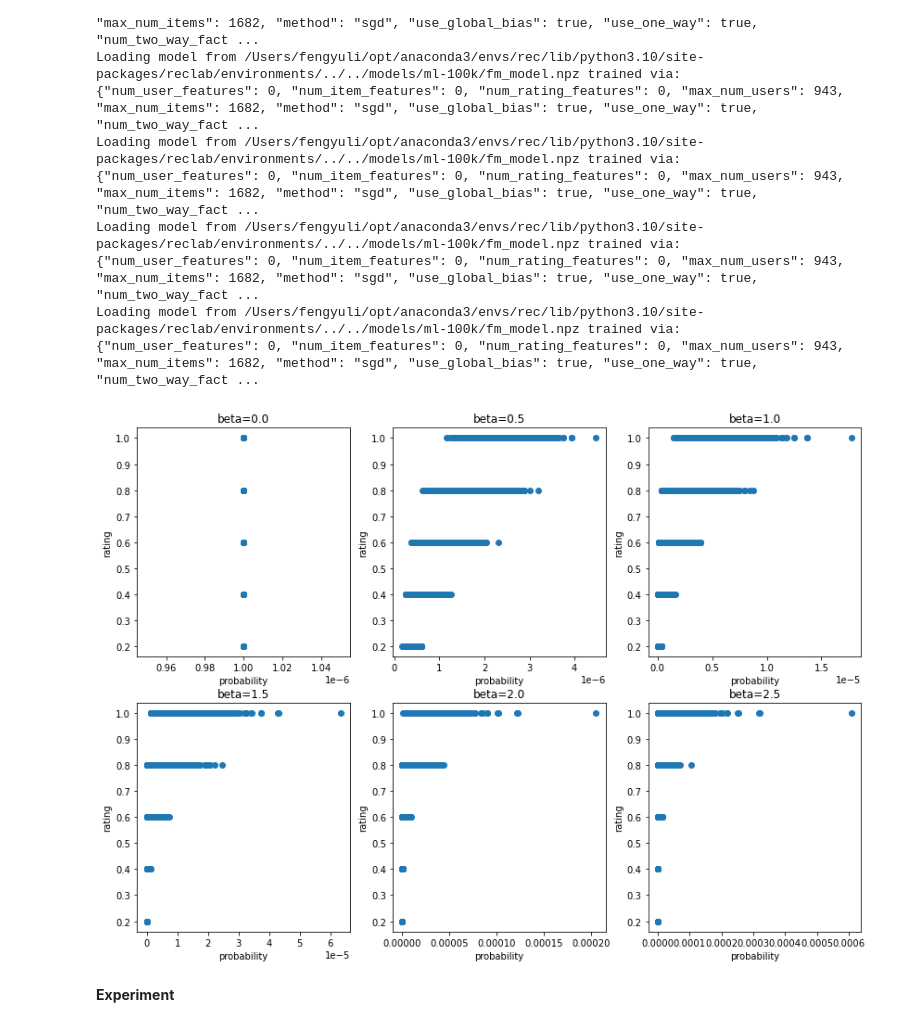
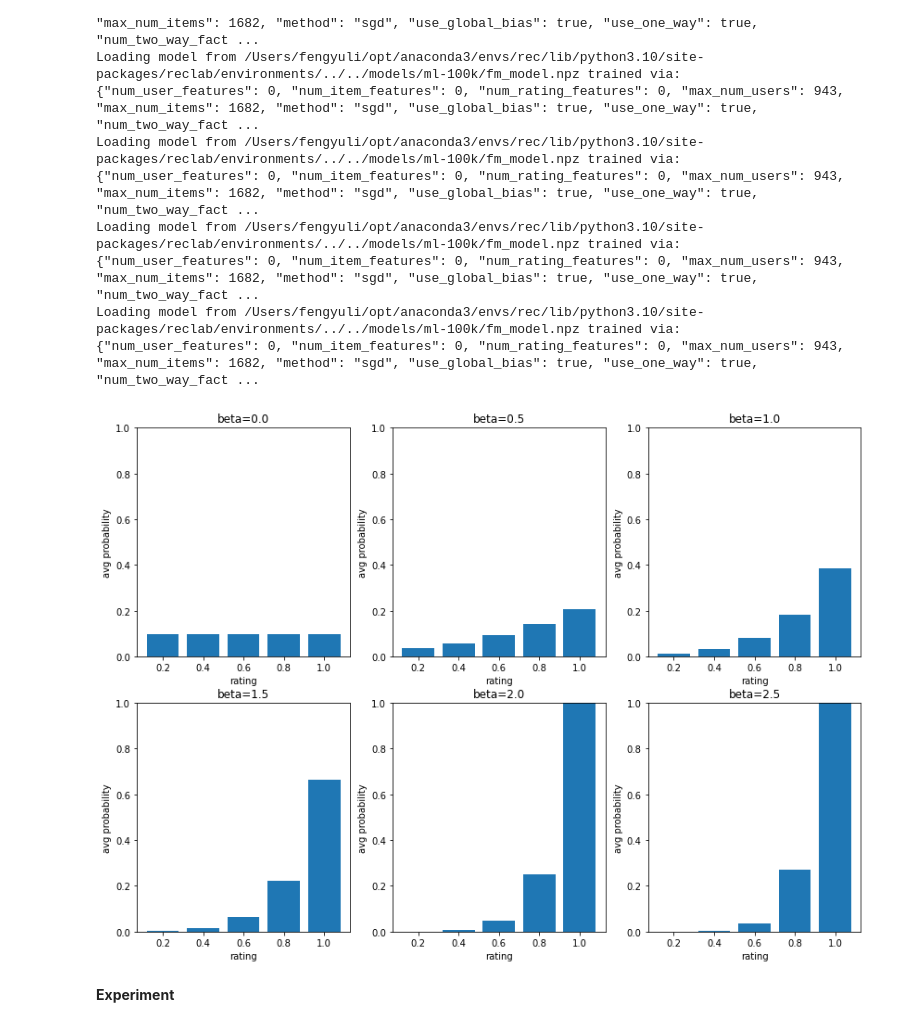
Before and after one commit to fengyuli-dev/debias-recommender, a Jupyter notebook: experiment.ipynb, the cells around one changed output. Cells and saved outputs as stored; diff of their text form; code cells hidden in the pictures.

Commit message:
Add user/item knn and prettify plot 1

```diff
--- a/experiment.ipynb
+++ b/experiment.ipynb
@@ -18,7 +18,7 @@ def P_R_train(beta):
     truth = generate_ground_truth_matrix(
         (1000, 1000), environment='ml-100k-v1')
     users, items, ratings, P, R, R_no_noise = ground_truth_matrix_to_dataset(
-        truth, quantization='onetofive', bias='full underlying', beta=beta, sample_prob=1e-6)
+        truth, quantization='onetofive', bias='full underlying', beta=beta, sample_prob=0.1)
     return P, R
 
 beta = np.linspace(0, 2.5, 6)
@@ -36,15 +36,28 @@ Loading model from /Users/fengyuli/opt/anaconda3/envs/rec/lib/python3.10/site-pa
 {"num_user_features": 0, "num_item_features": 0, "num_rating_features": 0, "max_num_users": 943, "max_num_items": 1682, "method": "sgd", "use_global_bias": true, "use_one_way": true, "num_two_way_fact ...
 Loading model from /Users/fengyuli/opt/anaconda3/envs/rec/lib/python3.10/site-packages/reclab/environments/../../models/ml-100k/fm_model.npz trained via:
 {"num_user_features": 0, "num_item_features": 0, "num_rating_features": 0, "max_num_users": 943, "max_num_items": 1682, "method": "sgd", "use_global_bias": true, "use_one_way": true, "num_two_way_fact ...
-# %%
-fig, axs = plt.subplots(2, 3, figsize=(14, 10))
-for i in range(6):
-    axs[i // 3, i % 3].scatter(results[i][0].flatten(), results[i][1].flatten(), linestyle='None')
-    axs[i // 3, i % 3].set(xlabel='probability',
-                           ylabel='rating', title=f'beta={beta[i]}')
-fig.show()
-# %% [output]
-[figure, removed]
+# %%
+def average_prob(P, R):
+    Ps = []
+    probs = []
+    for i in range(5):
+        Ps.append(P.copy())
+        probs.append(0)
+    for i in range(5):
+        Ps[i][R != (0.2 * i + 0.2)] = 0
+        probs[i] = Ps[i].sum() / np.count_nonzero(Ps[i])
+    return probs
+
+fig, axs = plt.subplots(2, 3, figsize=(14, 10))
+for i in range(6):
+    P, R = results[i]
+    probs = average_prob(P, R)
+    x_axis = ['0.2', '0.4', '0.6', '0.8', '1.0']
+    axs[i // 3, i % 3].bar(x_axis, probs)
+    axs[i // 3, i % 3].set(title=f'beta={beta[i]}', xlabel='rating', ylabel='avg probability', ylim=(0, 1))
+fig.show()
+# %% [output]
+[figure, added]
 # %% [markdown]
 **Experiment**
 # %%
```
Also changed, not shown: parts of 3 cells of this notebook.
